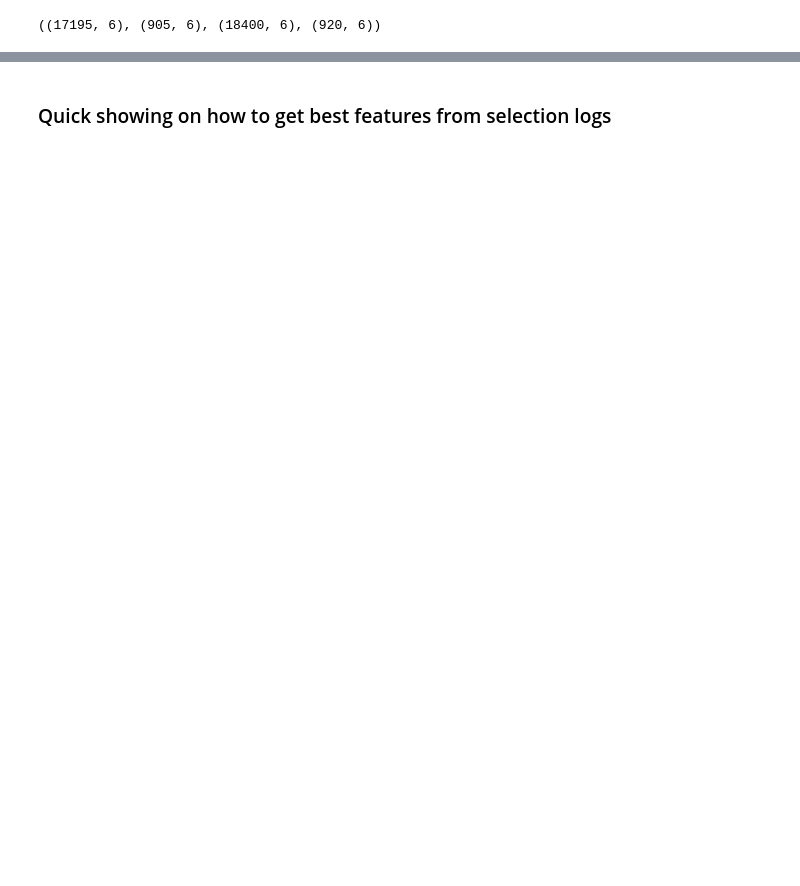
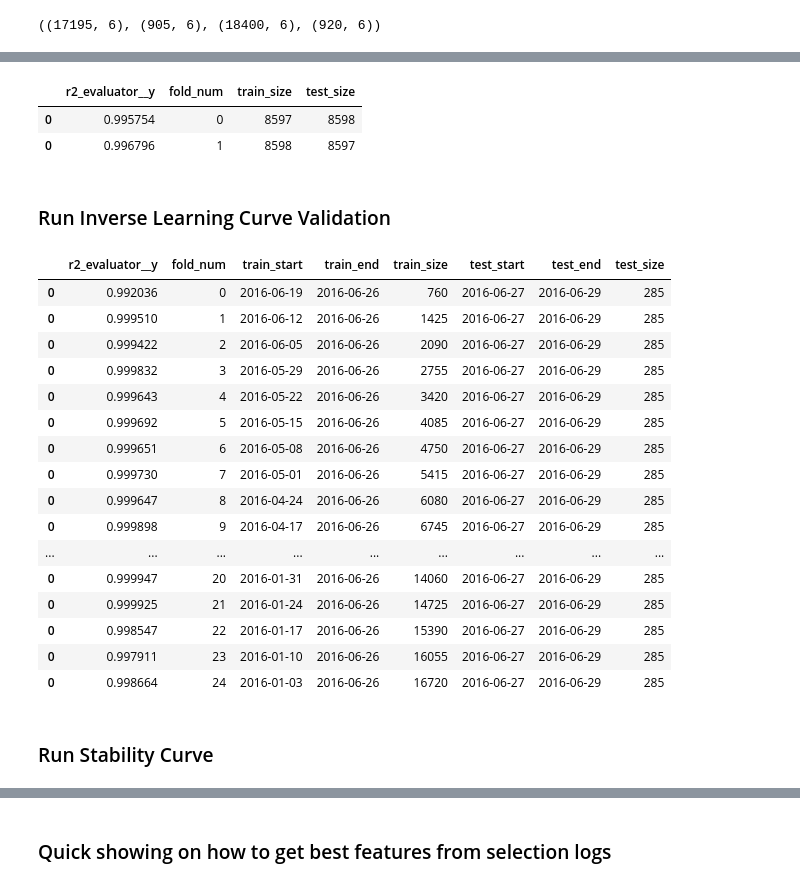
Before and after one commit to nubank/fklearn, a Jupyter notebook: docs/source/examples/regression.ipynb, the cells around one changed output, grey strips where cells are left out. Saved outputs shown, nothing was run; the diff lists cells and outputs as text; code cells hidden in the pictures; blank space fills up the shorter version.

```diff
--- a/docs/source/examples/regression.ipynb
+++ b/docs/source/examples/regression.ipynb
@@ -319,0 +129,10 @@ logs_fibs
+# %%
+from fklearn.validation.evaluators import combined_evaluators, mean_prediction_evaluator, r2_evaluator, mse_evaluator
+
+my_evaluator = combined_evaluators(
+    evaluators=[
+        mean_prediction_evaluator(prediction_column='prediction'),
+        r2_evaluator(prediction_column='prediction', target_column='y'),
+        mse_evaluator(prediction_column='prediction', target_column='y'),
+    ]
+)
@@ -319,0 +158,41 @@ logs_fibs
+# %%
+extract(cv_results['validator_log'], evaluator_extractor(evaluator_name='r2_evaluator__y'))
+# %% [output]
+|  | r2_evaluator__y | fold_num | train_size | test_size |
+| 0 | 0.995754 | 0 | 8597 | 8598 |
+| 0 | 0.996796 | 1 | 8598 | 8597 |
+# %% [markdown]
+### Run Inverse Learning Curve Validation
+# %%
+from fklearn.validation.splitters import reverse_time_learning_curve_splitter
+
+sc_split_fn = reverse_time_learning_curve_splitter(
+    training_time_limit=train_end,
+    time_column='score_date',
+    freq='W',
+    min_samples=500,
+)
+
+lc_results = validator(train_set, split_fn=sc_split_fn, train_fn=my_learner, eval_fn=my_evaluator)
+# %%
+extract(lc_results['validator_log'], evaluator_extractor(evaluator_name='r2_evaluator__y'))
+# %% [output]
+|  | r2_evaluator__y | fold_num | train_start | train_end | train_size | test_start | test_end | test_size |
+| 0 | 0.992036 | 0 | 2016-06-19 | 2016-06-26 | 760 | 2016-06-27 | 2016-06-29 | 285 |
+| 0 | 0.999510 | 1 | 2016-06-12 | 2016-06-26 | 1425 | 2016-06-27 | 2016-06-29 | 285 |
+| 0 | 0.999422 | 2 | 2016-06-05 | 2016-06-26 | 2090 | 2016-06-27 | 2016-06-29 | 285 |
+| 0 | 0.999832 | 3 | 2016-05-29 | 2016-06-26 | 2755 | 2016-06-27 | 2016-06-29 | 285 |
+| 0 | 0.999643 | 4 | 2016-05-22 | 2016-06-26 | 3420 | 2016-06-27 | 2016-06-29 | 285 |
+| 0 | 0.999692 | 5 | 2016-05-15 | 2016-06-26 | 4085 | 2016-06-27 | 2016-06-29 | 285 |
+| 0 | 0.999651 | 6 | 2016-05-08 | 2016-06-26 | 4750 | 2016-06-27 | 2016-06-29 | 285 |
+| 0 | 0.999730 | 7 | 2016-05-01 | 2016-06-26 | 5415 | 2016-06-27 | 2016-06-29 | 285 |
+| 0 | 0.999647 | 8 | 2016-04-24 | 2016-06-26 | 6080 | 2016-06-27 | 2016-06-29 | 285 |
+| 0 | 0.999898 | 9 | 2016-04-17 | 2016-06-26 | 6745 | 2016-06-27 | 2016-06-29 | 285 |
+| ... | ... | ... | ... | ... | ... | ... | ... | ... |
+| 0 | 0.999947 | 20 | 2016-01-31 | 2016-06-26 | 14060 | 2016-06-27 | 2016-06-29 | 285 |
+| 0 | 0.999925 | 21 | 2016-01-24 | 2016-06-26 | 14725 | 2016-06-27 | 2016-06-29 | 285 |
+| 0 | 0.998547 | 22 | 2016-01-17 | 2016-06-26 | 15390 | 2016-06-27 | 2016-06-29 | 285 |
+| 0 | 0.997911 | 23 | 2016-01-10 | 2016-06-26 | 16055 | 2016-06-27 | 2016-06-29 | 285 |
+| 0 | 0.998664 | 24 | 2016-01-03 | 2016-06-26 | 16720 | 2016-06-27 | 2016-06-29 | 285 |
+# %% [markdown]
+### Run Stability Curve
```
Also changed, not shown: parts of 71 cells of this notebook.
